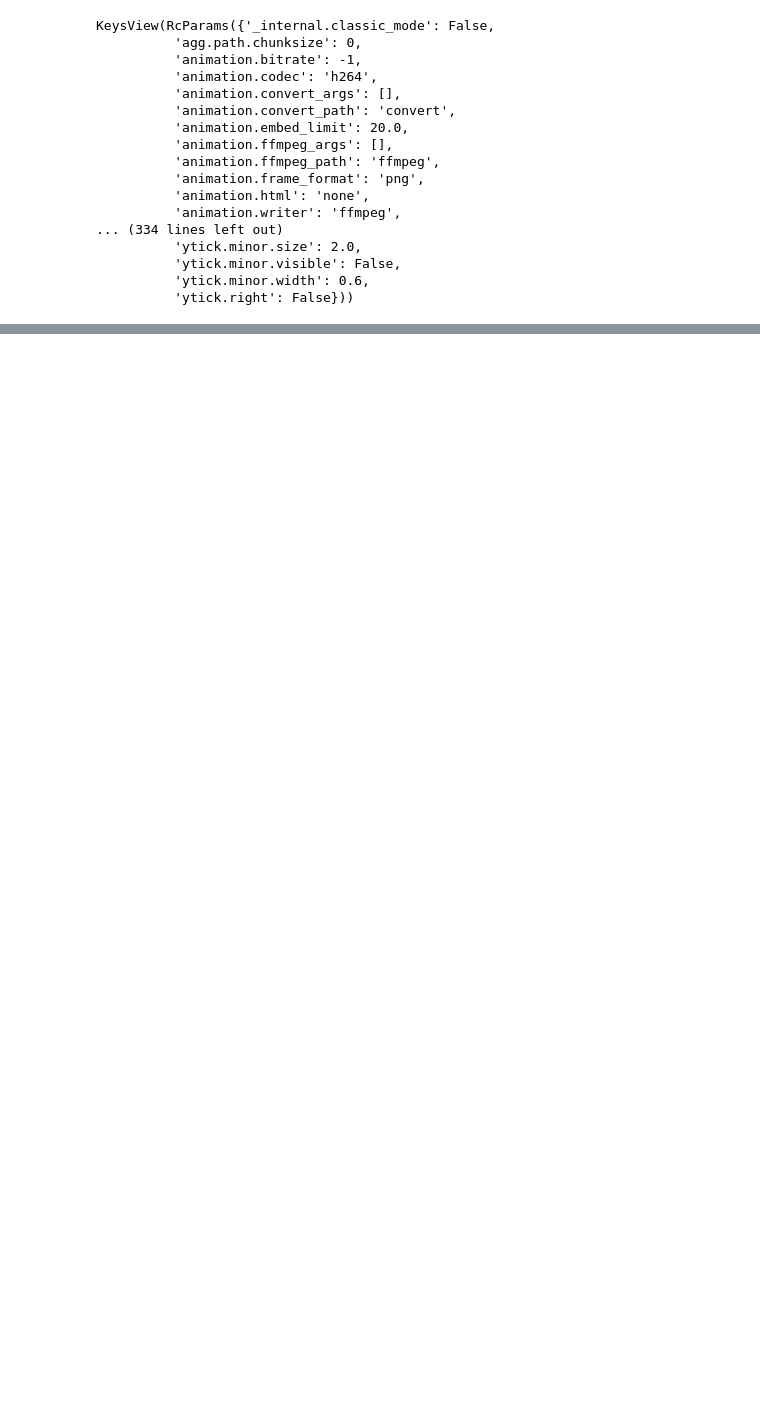
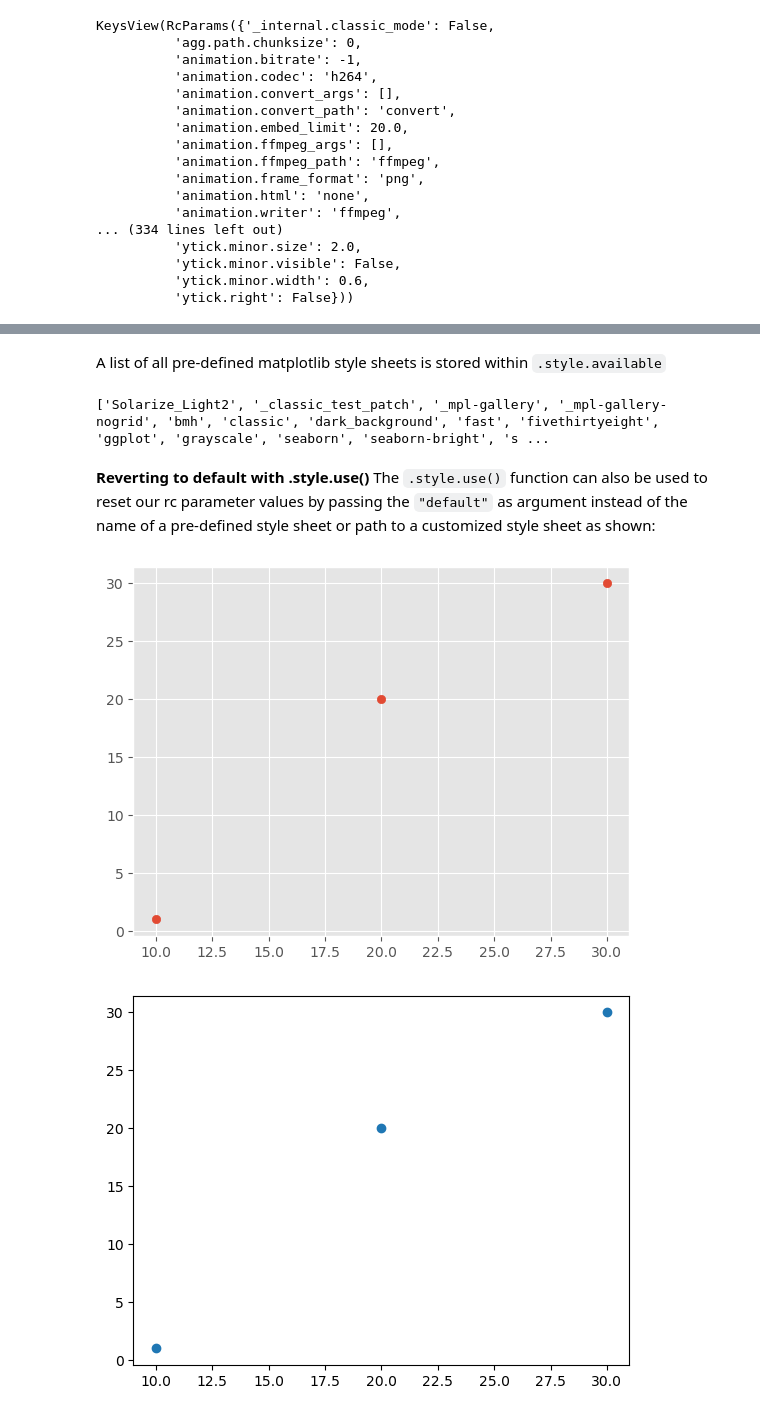
Before and after one commit to francis-ohara/intro-to-data-science, a Jupyter notebook: notebooks/5-matplotlib-exercise.ipynb, the cells around one changed output, grey strips where cells are left out. Cells and saved outputs as stored; diff of their text form; code cells hidden in the pictures; blank space fills up the shorter version.

```diff
--- a/notebooks/5-matplotlib-exercise.ipynb
+++ b/notebooks/5-matplotlib-exercise.ipynb
@@ -598,0 +737,26 @@ KeysView(RcParams({'_internal.classic_mode': False,
+# %% [markdown]
+A list of all pre-defined matplotlib style sheets is stored within `.style.available`
+# %%
+print(mpl.style.available)
+# %% [output]
+['Solarize_Light2', '_classic_test_patch', '_mpl-gallery', '_mpl-gallery-nogrid', 'bmh', 'classic', 'dark_background', 'fast', 'fivethirtyeight', 'ggplot', 'grayscale', 'seaborn', 'seaborn-bright', 's ...
+# %% [markdown]
+**Reverting to default with .style.use()**
+The `.style.use()` function can also be used to reset our rc parameter values by passing the `"default"` as argument instead of the name of a pre-defined style sheet or path to a customized style sheet as shown:
+# %%
+# apply ggplot style sheet
+plt.style.use("ggplot")
+
+# plot values
+plt.scatter([10, 20, 30], [1, 20, 30])
+plt.show()
+
+# revert to default rc settings
+plt.style.use("default")
+
+# plot values
+plt.scatter([10, 20, 30], [1, 20, 30])
+plt.show()
+# %% [output]
+[figure, added]
+[figure, added]
```
Also changed, not shown: parts of 30 cells of this notebook, 4 other files.
